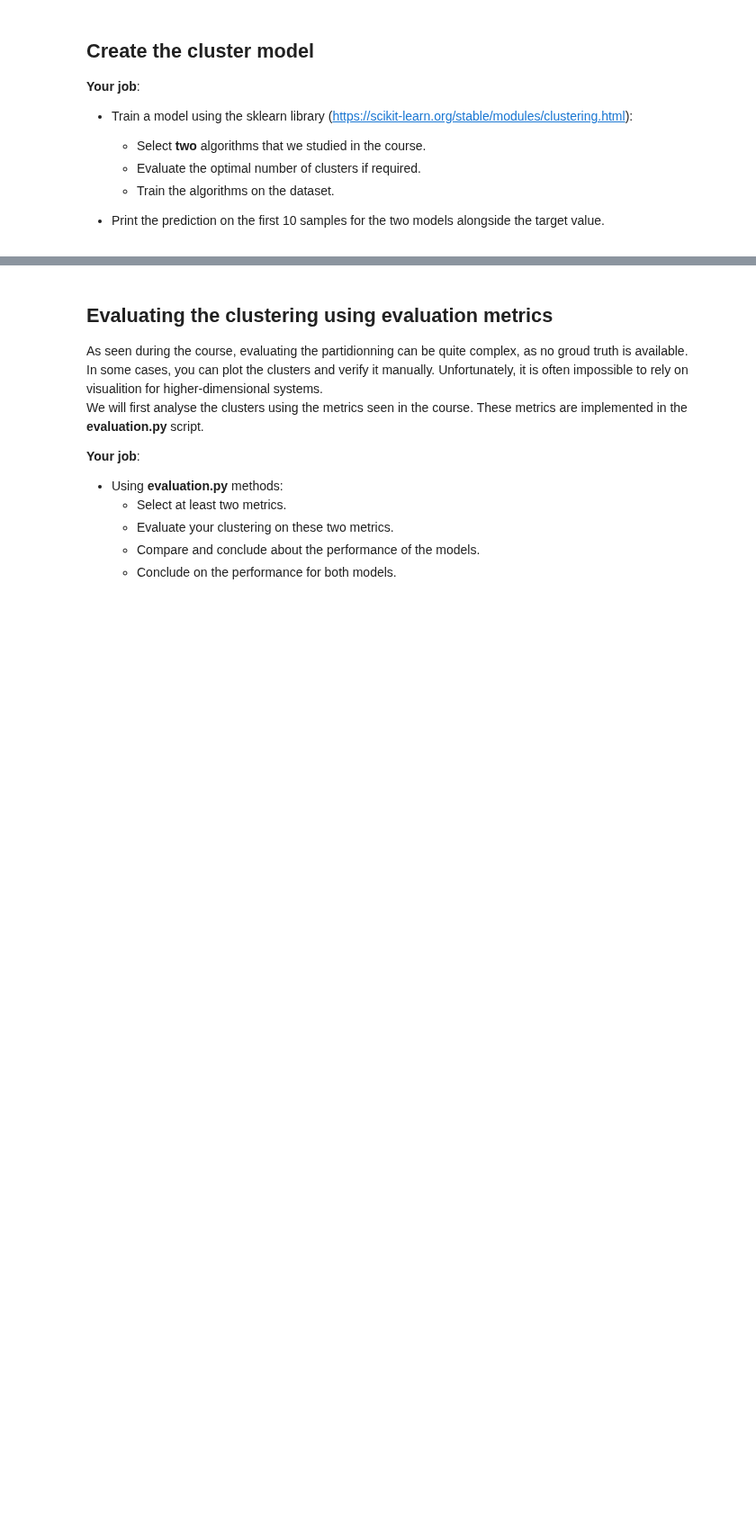
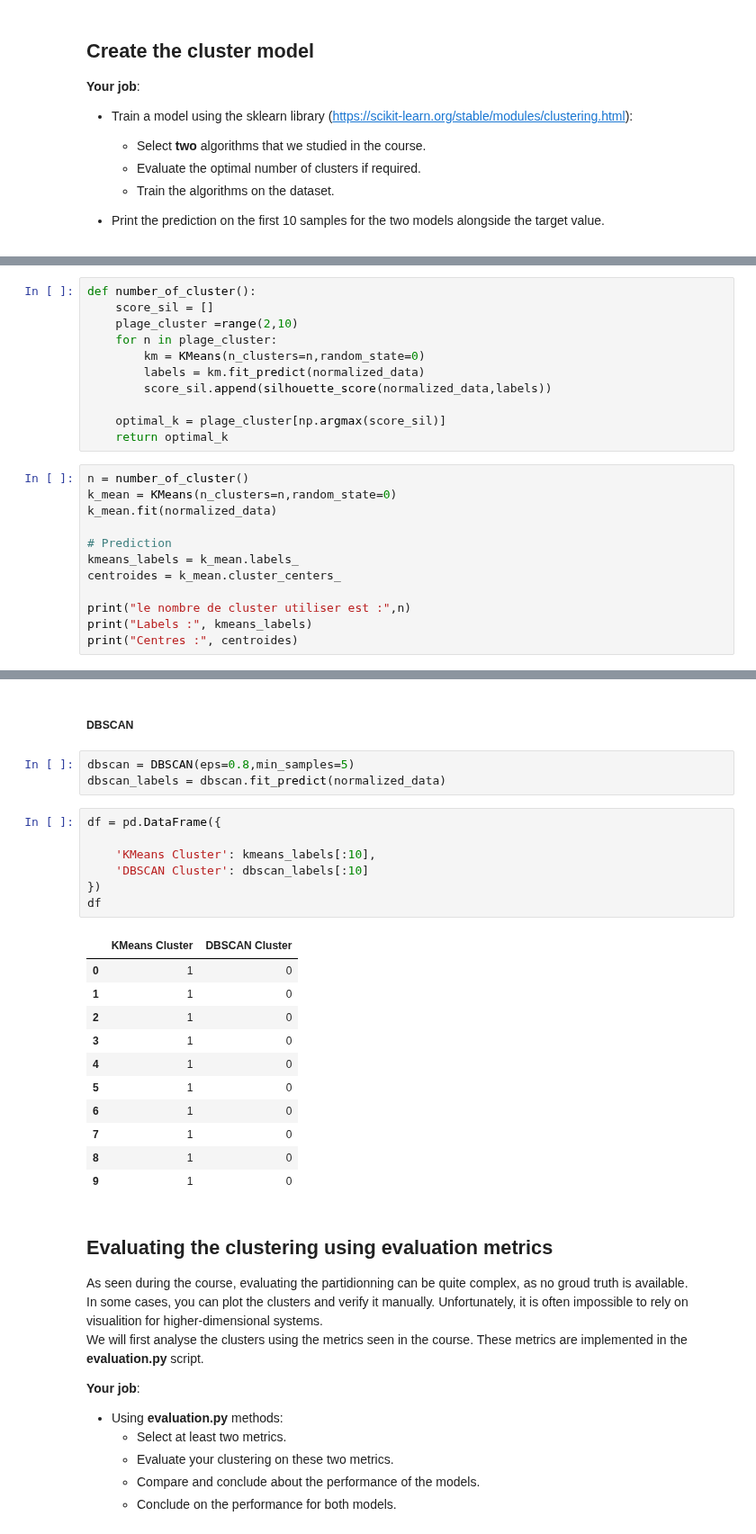
Before and after one commit to Xxxxr096/Project_maching_learning, a Jupyter notebook: part2_unsupervised_learning/1_clustering/clustering.ipynb, the cells around one changed output, grey strips where cells are left out. Shown at 90% size. Cells and saved outputs as stored; diff of their text form; blank space fills up the shorter version.

```diff
--- a/part2_unsupervised_learning/1_clustering/clustering.ipynb
+++ b/part2_unsupervised_learning/1_clustering/clustering.ipynb
@@ -92,0 +116,23 @@ from sklearn import cluster
+# %%
+def number_of_cluster():
+    score_sil = []
+    plage_cluster =range(2,10)
+    for n in plage_cluster:
+        km = KMeans(n_clusters=n,random_state=0)
+        labels = km.fit_predict(normalized_data)
+        score_sil.append(silhouette_score(normalized_data,labels))
+
+    optimal_k = plage_cluster[np.argmax(score_sil)]
+    return optimal_k
+# %%
+n = number_of_cluster()
+k_mean = KMeans(n_clusters=n,random_state=0)
+k_mean.fit(normalized_data)
+
+# Prediction
+kmeans_labels = k_mean.labels_
+centroides = k_mean.cluster_centers_
+
+print("le nombre de cluster utiliser est :",n)
+print("Labels :", kmeans_labels)
+print("Centres :", centroides)
@@ -93,3 +157,27 @@ from sklearn import cluster
+# %% [markdown]
+##### DBSCAN
+# %%
+dbscan = DBSCAN(eps=0.8,min_samples=5)
+dbscan_labels = dbscan.fit_predict(normalized_data)
+# %%
+df = pd.DataFrame({
+
+    'KMeans Cluster': kmeans_labels[:10],
+    'DBSCAN Cluster': dbscan_labels[:10]
+})
+df
+# %% [output]
+|  | KMeans Cluster | DBSCAN Cluster |
+| 0 | 1 | 0 |
+| 1 | 1 | 0 |
+| 2 | 1 | 0 |
+| 3 | 1 | 0 |
+| 4 | 1 | 0 |
+| 5 | 1 | 0 |
+| 6 | 1 | 0 |
+| 7 | 1 | 0 |
+| 8 | 1 | 0 |
+| 9 | 1 | 0 |
 # %% [markdown]
 ## Evaluating the clustering using evaluation metrics
 
```
Also changed, not shown: parts of 6 cells of this notebook.
